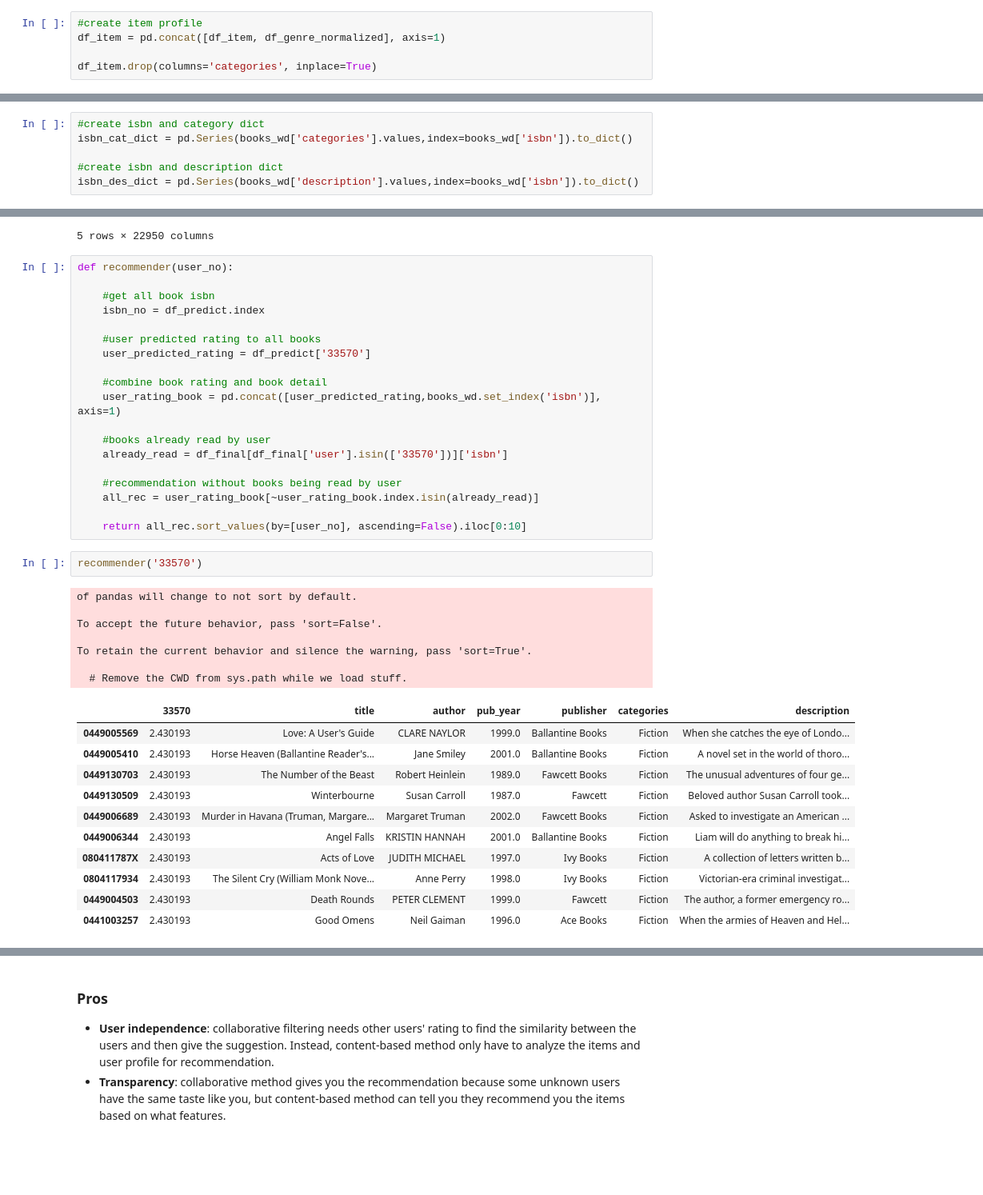
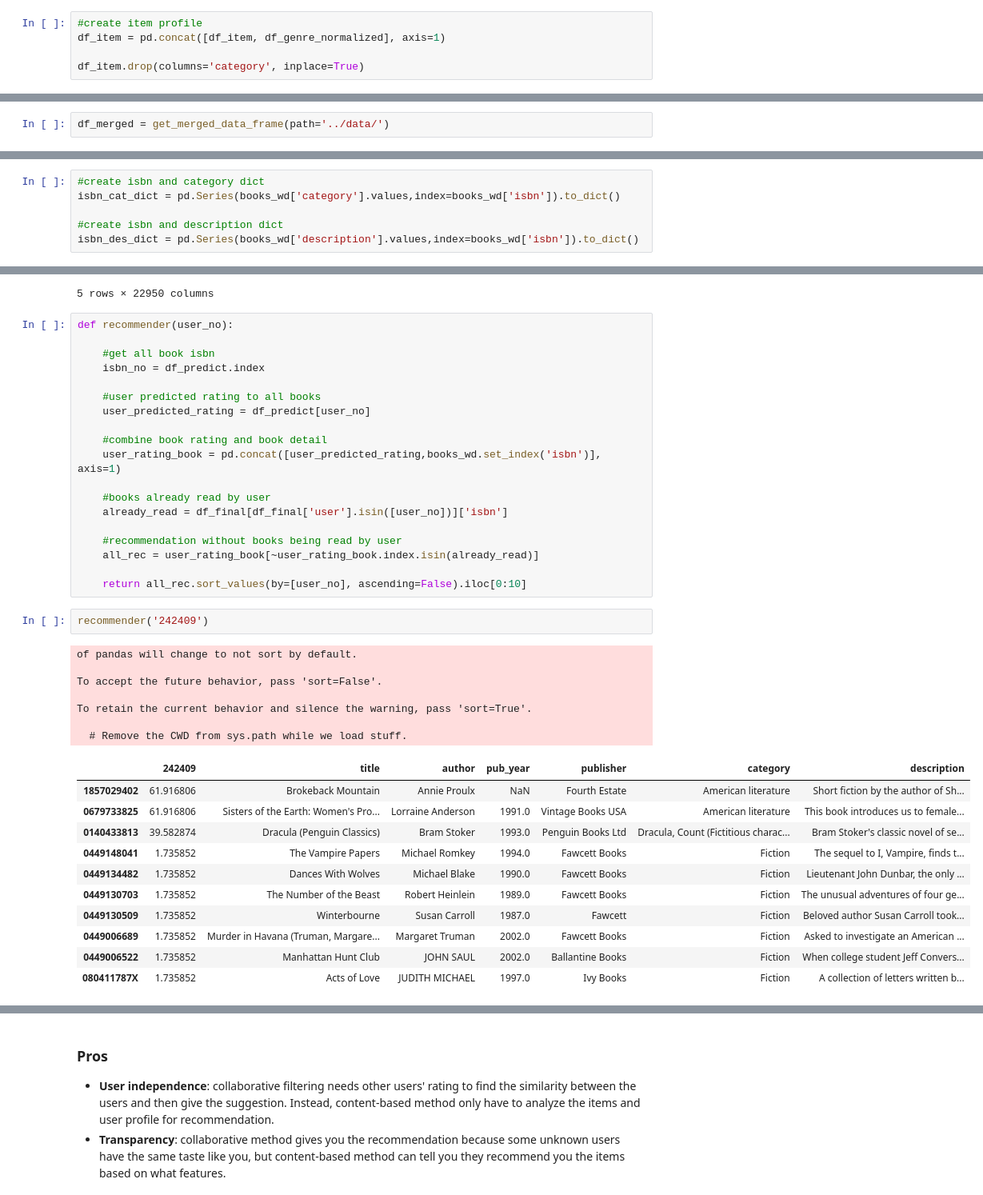
Before and after one commit to ohjho/recommendation_system, a Jupyter notebook: content_based_filtering/content_based_recommender_approach2_v2.ipynb, the cells around one changed output, grey strips where cells are left out. Shown at 80% size. Drawn from its saved outputs; the diff is of its cells as text; blank space fills up the shorter version.

```diff
--- a/content_based_filtering/content_based_recommender_approach2_v2.ipynb
+++ b/content_based_filtering/content_based_recommender_approach2_v2.ipynb
@@ -90,7 +80,7 @@ df_genre_normalized = df_genre.apply(lambda x: x/np.sqrt(df_genre.sum(axis=1)))
 #create item profile
 df_item = pd.concat([df_item, df_genre_normalized], axis=1)
 
-df_item.drop(columns='categories', inplace=True)
+df_item.drop(columns='category', inplace=True)
 # %%
 df_item.sort_values('isbn', inplace=True)
 # %%
@@ -118,0 +107,2 @@ df_merged = merge_data_frame()
+# %%
+df_merged = get_merged_data_frame(path='../data/')
@@ -144,7 +143,7 @@ Name: user, dtype: int64
 df_final = df_merged[df_merged['isbn'].isin(df_item.index)]
 # %%
 #create isbn and category dict
-isbn_cat_dict = pd.Series(books_wd['categories'].values,index=books_wd['isbn']).to_dict()
+isbn_cat_dict = pd.Series(books_wd['category'].values,index=books_wd['isbn']).to_dict()
 
 #create isbn and description dict
 isbn_des_dict = pd.Series(books_wd['description'].values,index=books_wd['isbn']).to_dict()
@@ -264,37 +286,37 @@ def recommender(user_no):
     isbn_no = df_predict.index
 
     #user predicted rating to all books
-    user_predicted_rating = df_predict['33570']
+    user_predicted_rating = df_predict[user_no]
 
     #combine book rating and book detail
     user_rating_book = pd.concat([user_predicted_rating,books_wd.set_index('isbn')], axis=1)
 
     #books already read by user
-    already_read = df_final[df_final['user'].isin(['33570'])]['isbn']
+    already_read = df_final[df_final['user'].isin([user_no])]['isbn']
 
     #recommendation without books being read by user
     all_rec = user_rating_book[~user_rating_book.index.isin(already_read)]
 
     return all_rec.sort_values(by=[user_no], ascending=False).iloc[0:10]
 # %%
-recommender('33570')
+recommender('242409')
 # %% [output]
 of pandas will change to not sort by default.
 
 To accept the future behavior, pass 'sort=False'.
 
 To retain the current behavior and silence the warning, pass 'sort=True'.
 
   # Remove the CWD from sys.path while we load stuff.
-|  | 33570 | title | author | pub_year | publisher | categories | description |
-| 0449005569 | 2.430193 | Love: A User's Guide | CLARE NAYLOR | 1999.0 | Ballantine Books | Fiction | When she catches the eye of Londo... |
-| 0449005410 | 2.430193 | Horse Heaven (Ballantine Reader's... | Jane Smiley | 2001.0 | Ballantine Books | Fiction | A novel set in the world of thoro... |
-| 0449130703 | 2.430193 | The Number of the Beast | Robert Heinlein | 1989.0 | Fawcett Books | Fiction | The unusual adventures of four ge... |
-| 0449130509 | 2.430193 | Winterbourne | Susan Carroll | 1987.0 | Fawcett | Fiction | Beloved author Susan Carroll took... |
-| 0449006689 | 2.430193 | Murder in Havana (Truman, Margare... | Margaret Truman | 2002.0 | Fawcett Books | Fiction | Asked to investigate an American ... |
-| 0449006344 | 2.430193 | Angel Falls | KRISTIN HANNAH | 2001.0 | Ballantine Books | Fiction | Liam will do anything to break hi... |
-| 080411787X | 2.430193 | Acts of Love | JUDITH MICHAEL | 1997.0 | Ivy Books | Fiction | A collection of letters written b... |
-| 0804117934 | 2.430193 | The Silent Cry (William Monk Nove... | Anne Perry | 1998.0 | Ivy Books | Fiction | Victorian-era criminal investigat... |
-| 0449004503 | 2.430193 | Death Rounds | PETER CLEMENT | 1999.0 | Fawcett | Fiction | The author, a former emergency ro... |
-| 0441003257 | 2.430193 | Good Omens | Neil Gaiman | 1996.0 | Ace Books | Fiction | When the armies of Heaven and Hel... |
+|  | 242409 | title | author | pub_year | publisher | category | description |
+| 1857029402 | 61.916806 | Brokeback Mountain | Annie Proulx | NaN | Fourth Estate | American literature | Short fiction by the author of Sh... |
+| 0679733825 | 61.916806 | Sisters of the Earth: Women's Pro... | Lorraine Anderson | 1991.0 | Vintage Books USA | American literature | This book introduces us to female... |
+| 0140433813 | 39.582874 | Dracula (Penguin Classics) | Bram Stoker | 1993.0 | Penguin Books Ltd | Dracula, Count (Fictitious charac... | Bram Stoker's classic novel of se... |
+| 0449148041 | 1.735852 | The Vampire Papers | Michael Romkey | 1994.0 | Fawcett Books | Fiction | The sequel to I, Vampire, finds t... |
+| 0449134482 | 1.735852 | Dances With Wolves | Michael Blake | 1990.0 | Fawcett Books | Fiction | Lieutenant John Dunbar, the only ... |
+| 0449130703 | 1.735852 | The Number of the Beast | Robert Heinlein | 1989.0 | Fawcett Books | Fiction | The unusual adventures of four ge... |
+| 0449130509 | 1.735852 | Winterbourne | Susan Carroll | 1987.0 | Fawcett | Fiction | Beloved author Susan Carroll took... |
+| 0449006689 | 1.735852 | Murder in Havana (Truman, Margare... | Margaret Truman | 2002.0 | Fawcett Books | Fiction | Asked to investigate an American ... |
+| 0449006522 | 1.735852 | Manhattan Hunt Club | JOHN SAUL | 2002.0 | Ballantine Books | Fiction | When college student Jeff Convers... |
+| 080411787X | 1.735852 | Acts of Love | JUDITH MICHAEL | 1997.0 | Ivy Books | Fiction | A collection of letters written b... |
 # %%
```
Also changed, not shown: parts of 12 cells of this notebook.
